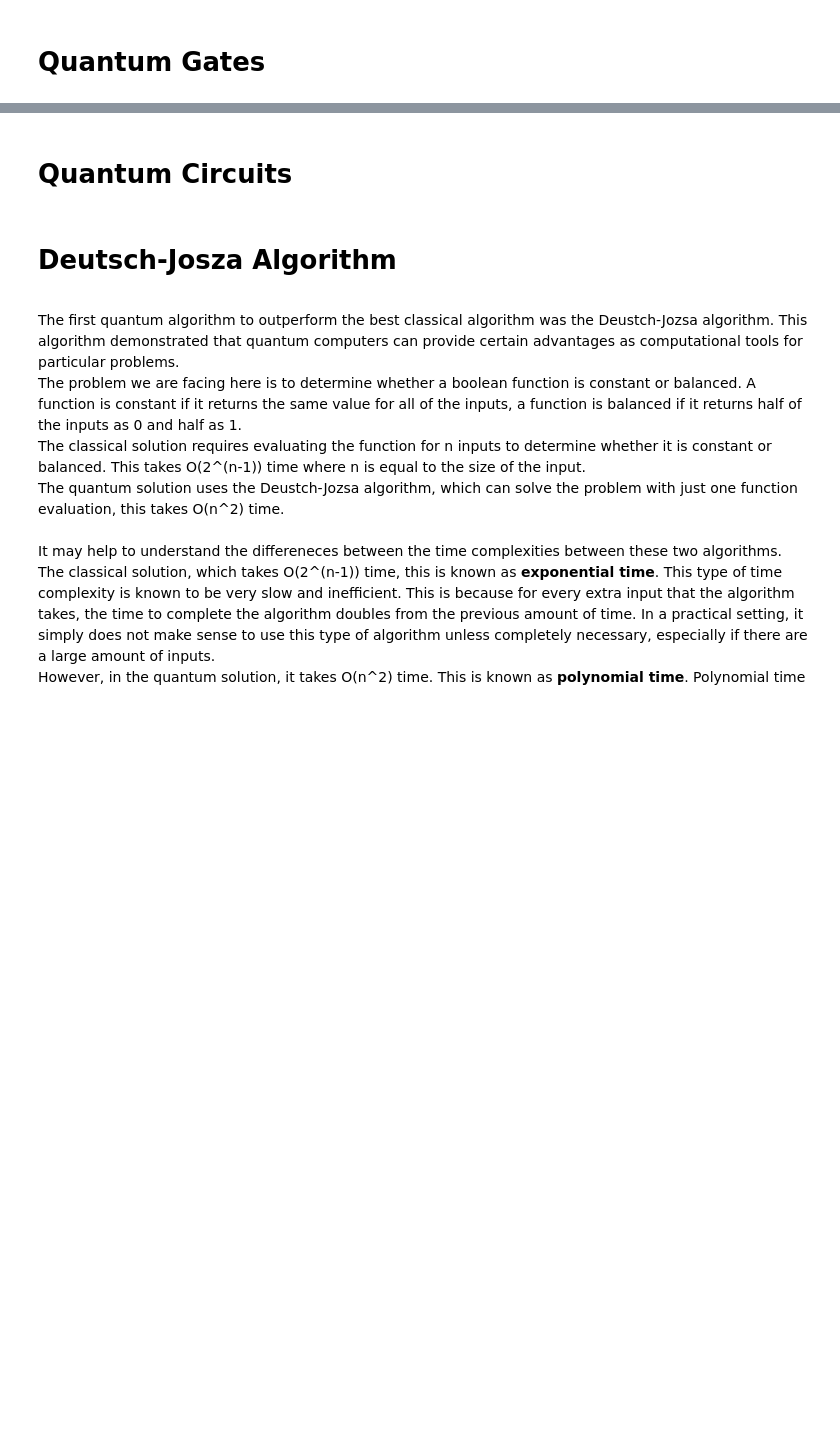
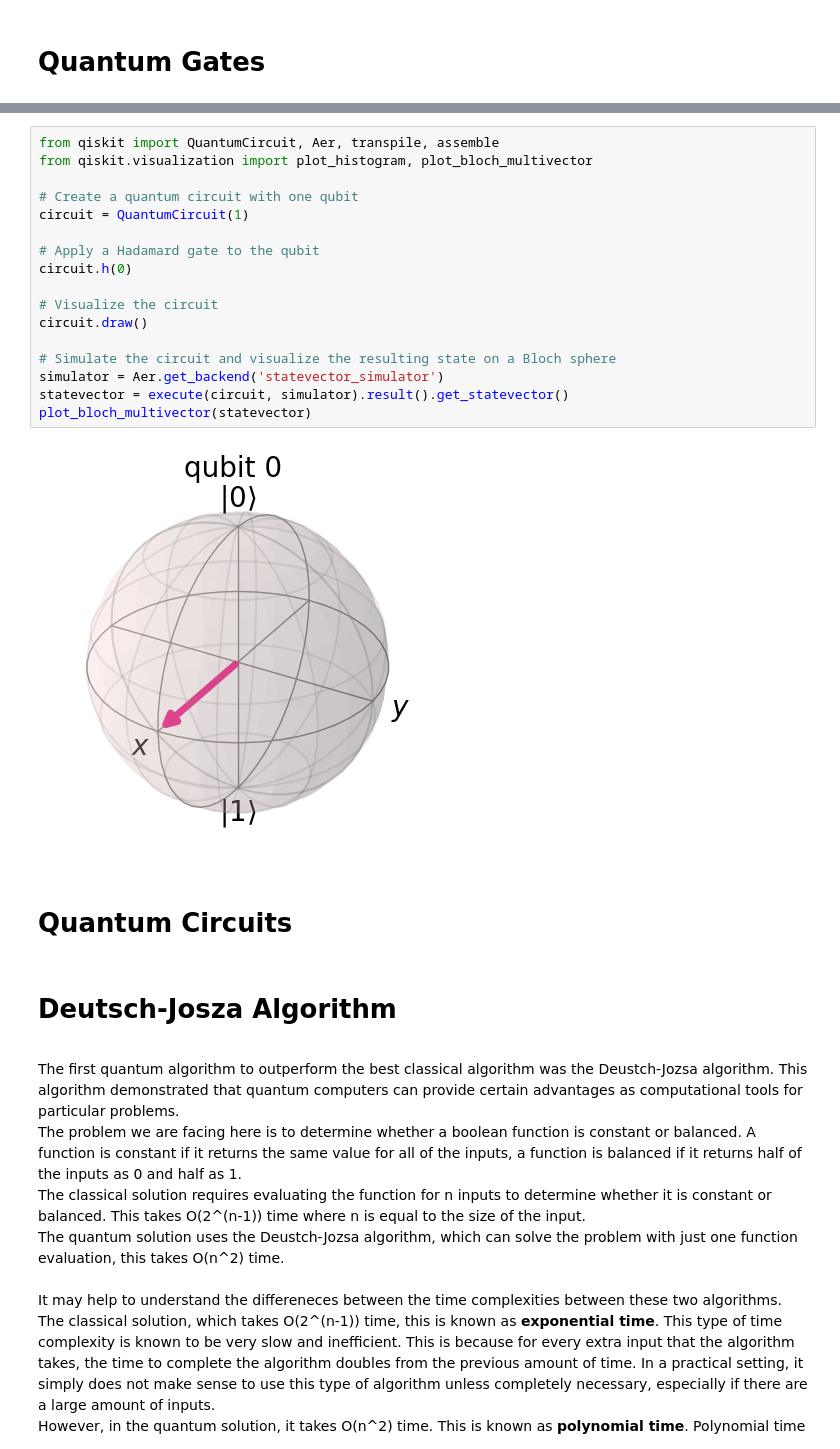
Before and after one commit to FionnMacSweeney/QuantumComputingProject, a Jupyter notebook: Deutsch's-Algorithm.ipynb, the cells around one changed output, grey strips where cells are left out. Drawn from its saved outputs; the diff is of its cells as text; blank space fills up the shorter version.

```diff
--- a/Deutsch's-Algorithm.ipynb
+++ b/Deutsch's-Algorithm.ipynb
@@ -80,3 +103,22 @@ Quantum Gates
+# %%
+from qiskit import QuantumCircuit, Aer, transpile, assemble
+from qiskit.visualization import plot_histogram, plot_bloch_multivector
+
+# Create a quantum circuit with one qubit
+circuit = QuantumCircuit(1)
+
+# Apply a Hadamard gate to the qubit
+circuit.h(0)
+
+# Visualize the circuit
+circuit.draw()
+
+# Simulate the circuit and visualize the resulting state on a Bloch sphere
+simulator = Aer.get_backend('statevector_simulator')
+statevector = execute(circuit, simulator).result().get_statevector()
+plot_bloch_multivector(statevector)
+# %% [output]
+[figure, added]
 # %% [markdown]
 <h1>
 Quantum Circuits
```
Also changed, not shown: parts of 5 cells of this notebook.
